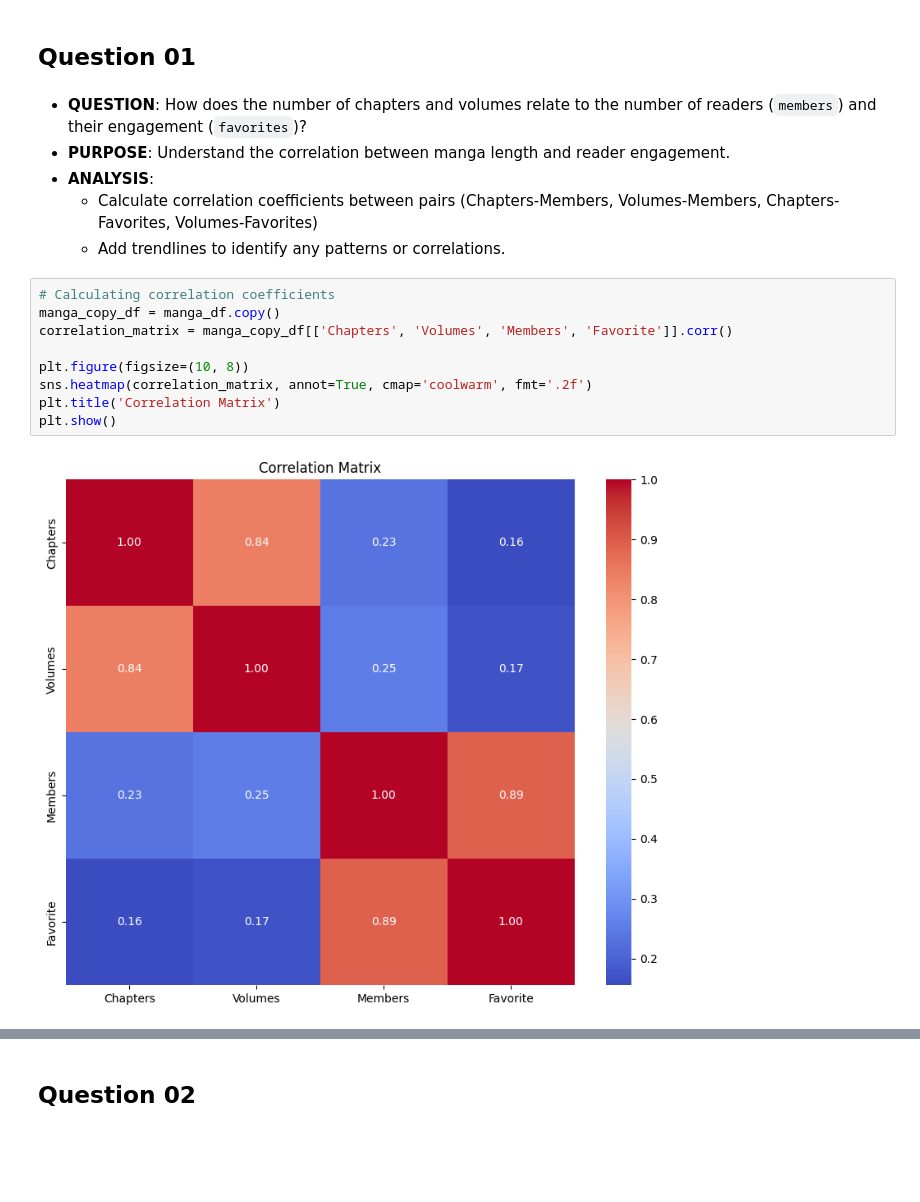
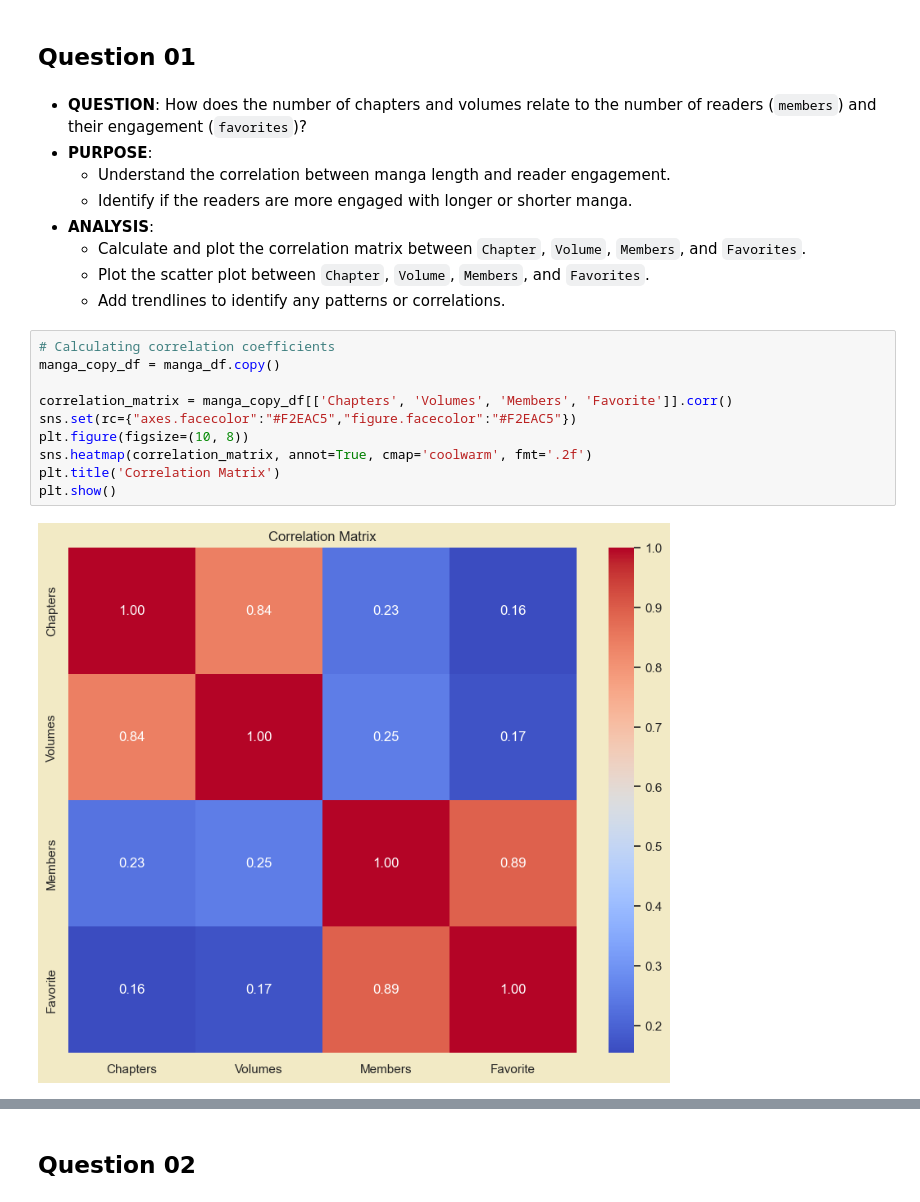
Before and after one commit to duongtruongbinh/IntroDS_FinalProject, a Jupyter notebook: src/Asking_Questions_and_Analyzing.ipynb, the cells around one changed output, grey strips where cells are left out. Cells and saved outputs as stored; diff of their text form; blank space fills up the shorter version.

```diff
--- a/src/Asking_Questions_and_Analyzing.ipynb
+++ b/src/Asking_Questions_and_Analyzing.ipynb
@@ -72,20 +72,24 @@ memory usage: 813.9+ KB
 ## Question 01 <a class="anchor" id="Question 01"></a>
 # %% [markdown]
 + **QUESTION**: How does the number of chapters and volumes relate to the number of readers (`members`) and their engagement (`favorites`)?
-+ **PURPOSE**: Understand the correlation between manga length and reader engagement.
++ **PURPOSE**:
+    - Understand the correlation between manga length and reader engagement.
+    - Identify if the readers are more engaged with longer or shorter manga.
 + **ANALYSIS**:
-    + Calculate correlation coefficients between pairs (Chapters-Members, Volumes-Members, Chapters-Favorites, Volumes-Favorites)
+    + Calculate and plot the correlation matrix between `Chapter`, `Volume`, `Members`, and `Favorites`.
+    + Plot the scatter plot between `Chapter`, `Volume`, `Members`, and `Favorites`.
     + Add trendlines to identify any patterns or correlations.
 # %%
 # Calculating correlation coefficients
 manga_copy_df = manga_df.copy()
+
 correlation_matrix = manga_copy_df[['Chapters', 'Volumes', 'Members', 'Favorite']].corr()
-
+sns.set(rc={"axes.facecolor":"#F2EAC5","figure.facecolor":"#F2EAC5"})
 plt.figure(figsize=(10, 8))
 sns.heatmap(correlation_matrix, annot=True, cmap='coolwarm', fmt='.2f')
 plt.title('Correlation Matrix')
 plt.show()
 # %% [output]
-[figure, old version]
+[figure, new version]
 # %%
 fig, axes = plt.subplots(2, 2, figsize=(15, 10))
```
Also changed, not shown: parts of 9 cells of this notebook.
